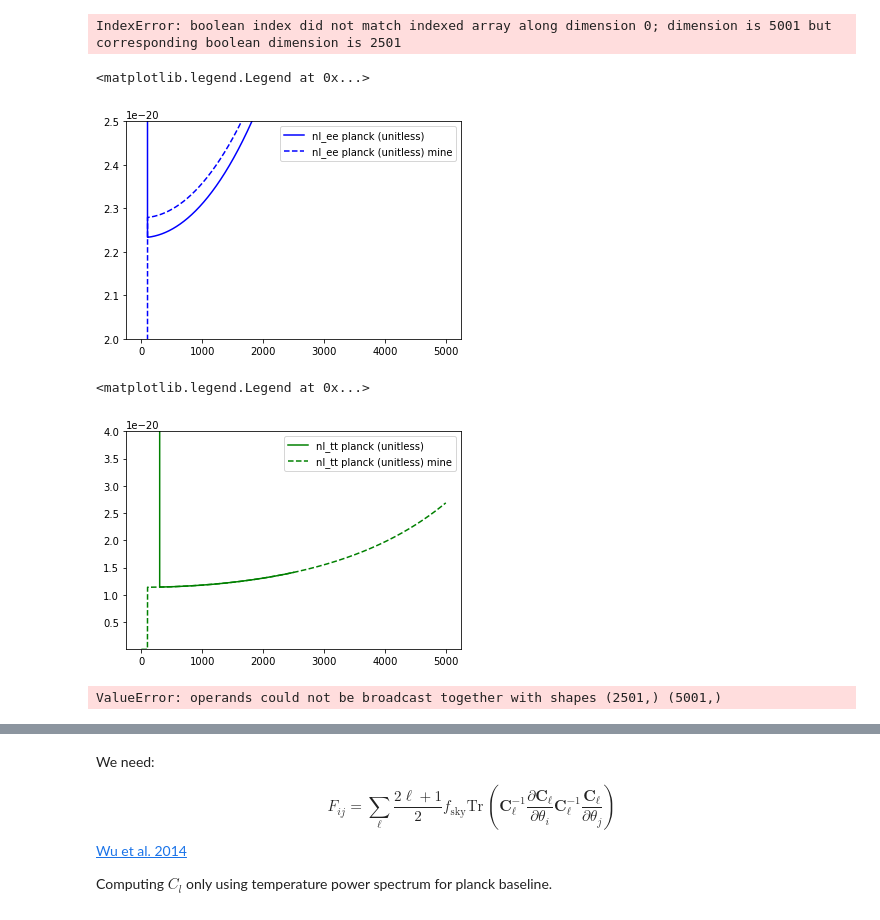
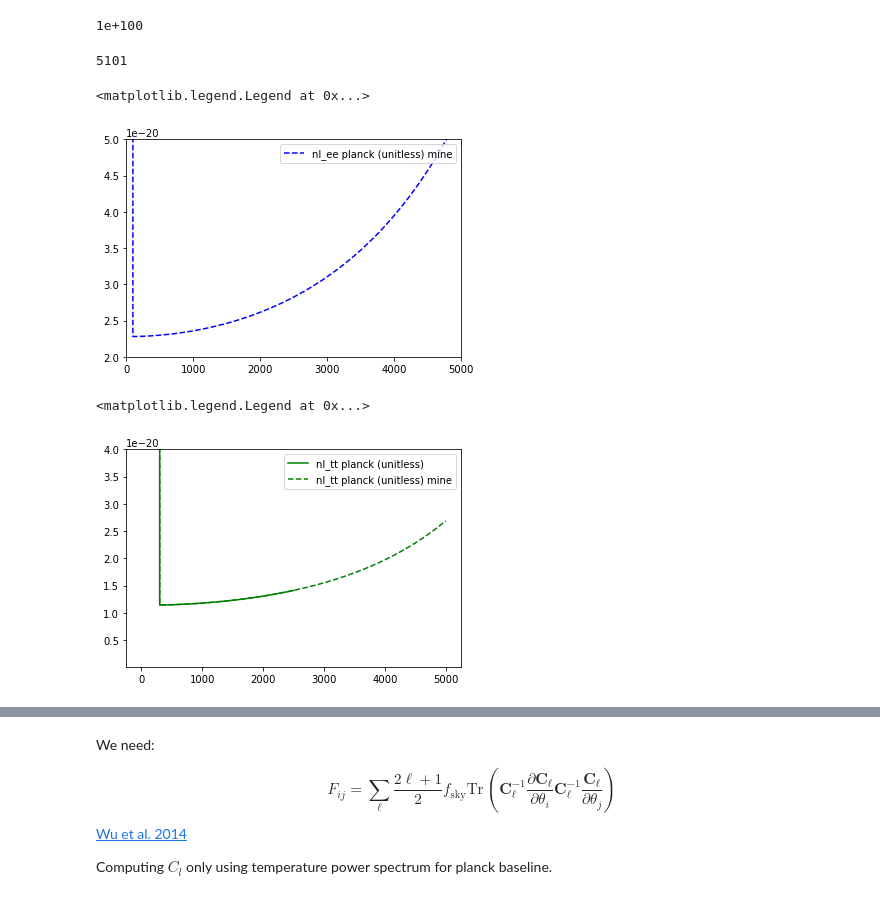
Before and after one commit to iej2106/fisher_dmb, a Jupyter notebook: compute_fisher_dmb_S4.ipynb, the cells around one changed output, grey strips where cells are left out. Cells and saved outputs as stored; diff of their text form; code cells hidden in the pictures.

```diff
--- a/compute_fisher_dmb_S4.ipynb
+++ b/compute_fisher_dmb_S4.ipynb
@@ -37,7 +37,7 @@ Starting Time = 12:47:39
 # %%
 # Define the CLASS input dictionary, use defaults
 params = {
-    'output': 'tCl pCl lCl','lensing': 'no','l_max_scalars': 2500,
+    'output': 'tCl pCl lCl','lensing': 'no','l_max_scalars': 5000,
     'omega_b': list_fiducial[0],'omega_dmb': list_fiducial[1],'h': list_fiducial[2],'A_s' : list_fiducial[3],'n_s' : list_fiducial[4], 'tau_reio' : list_fiducial[5],'sigma_dmb': list_fiducial[6],
     'm_dmb': dm_mass,
     'omega_cdm' : 1e-22,
@@ -56,7 +56,7 @@ params = {
 cosmo = Class()
 cosmo.set(params)
 cosmo.compute()
-fiducial = cosmo.raw_cl(2500)
+fiducial = cosmo.raw_cl(5000)
 cosmo.struct_cleanup()
 cosmo.empty()
 ell = fiducial['ell']
@@ -67,8 +67,3 @@ for i in ell:
         Cl_est_kk.append(0)
     else:
         Cl_est_kk.append((1/4*(math.factorial(i+2)/math.factorial(i-2))*fiducial['pp'][i])) #unitless
-
-a = np.load('noise/CMB_S4_noise.npy') #[uK^]2
-nl_tt = a[0] /((1.0e6*Tcmb)**2) #make unitless to match fiducial cl's
-nl_ee = a[1] /((1.0e6*Tcmb)**2)
-nl_kk = a[2] /((1.0e6*Tcmb)**2)
@@ -75,11 +79,19 @@ nl_kk = a[2] /((1.0e6*Tcmb)**2)
+# %%
+a[1][99]
+# %% [output]
+1e+100
+# %%
+len(nl_kk)
+# %% [output]
+5101
 # %%
 sT = (1. * (np.pi/60./180. ))/(1.0e6*Tcmb) #Unitless to match fiducal Cl's
-sP = np.sqrt(2)*(1. * (np.pi/60./180. ))/(1.0e6*Tcmb) #Unitless to match fiducal Cl's
+sP = np.sqrt(2)*sT #Unitless to match fiducal Cl's
 f_sky = 0.65
 theta_fwhm = 1.5 * (np.pi/60./180.)
 
-l_min = 100
-l_min = 300
+l_min_e = 100
+l_min_t = 300
 l_max = 5000
 
 from scipy.special import expit
@@ -98,22 +110,22 @@ for l in range(l_min , l_max+1):
                     np.exp(
                         -l*(l+1)*theta_fwhm**2/8./np.log(2.))
             N_EE[l] = 1/N_EE[l]
-N_TT[ell < l_min] = 1e100
+N_TT[ell < l_min_t] = 1e100
 N_TT[ell > l_max] = 1e100
-N_EE[ell < l_min] = 1e100
+
+N_EE[ell < l_min_e] = 1e100
 N_EE[ell > l_max] = 1e100
-# %% [output]
-IndexError: boolean index did not match indexed array along dimension 0; dimension is 5001 but corresponding boolean dimension is 2501
 # %%
 #plt.plot(nl_tt , 'g-',label="nl_tt planck (unitless)")
-plt.plot(nl_ee , 'b-',label="nl_ee planck (unitless)")
+#plt.plot(nl_ee , 'b-',label="nl_ee planck (unitless)")
 #plt.plot(N_TT , 'g--',label="nl_tt planck (unitless) mine")
 plt.plot(N_EE , 'b--',label="nl_ee planck (unitless) mine")
-plt.ylim(2e-20,2.5e-20)
+plt.ylim(2e-20,5e-20)
+plt.xlim(0,5000)
 plt.legend(loc="upper right")
 # %% [output]
 <matplotlib.legend.Legend at 0x...>
-[figure, old version]
+[figure, new version]
 # %%
 plt.plot(nl_tt , 'g-',label="nl_tt planck (unitless)")
 #plt.plot(nl_ee , 'b-',label="nl_ee planck (unitless)")
@@ -123,11 +135,5 @@ plt.ylim(1e-22,0.4e-19)
 plt.legend(loc="upper right")
 # %% [output]
 <matplotlib.legend.Legend at 0x...>
-[figure, old version]
+[figure, new version]
-# %%
-plt.plot(100*(nl_ee - N_EE )/nl_ee , 'g-',label="nl_tt planck (unitless)")
-plt.ylim(-3.5,1.5)
-plt.xlim(100,2500)
-# %% [output]
-ValueError: operands could not be broadcast together with shapes (2501,) (5001,)
 # %%
```
Also changed, not shown: parts of 11 cells of this notebook, 3 other files.
